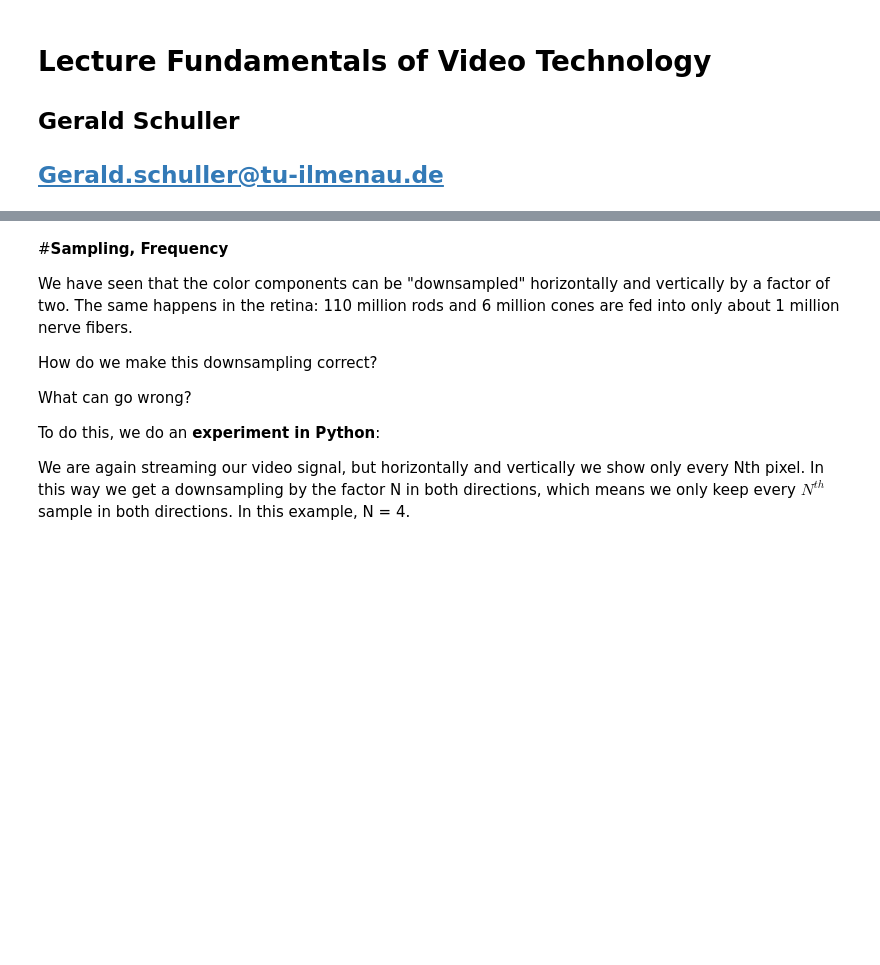
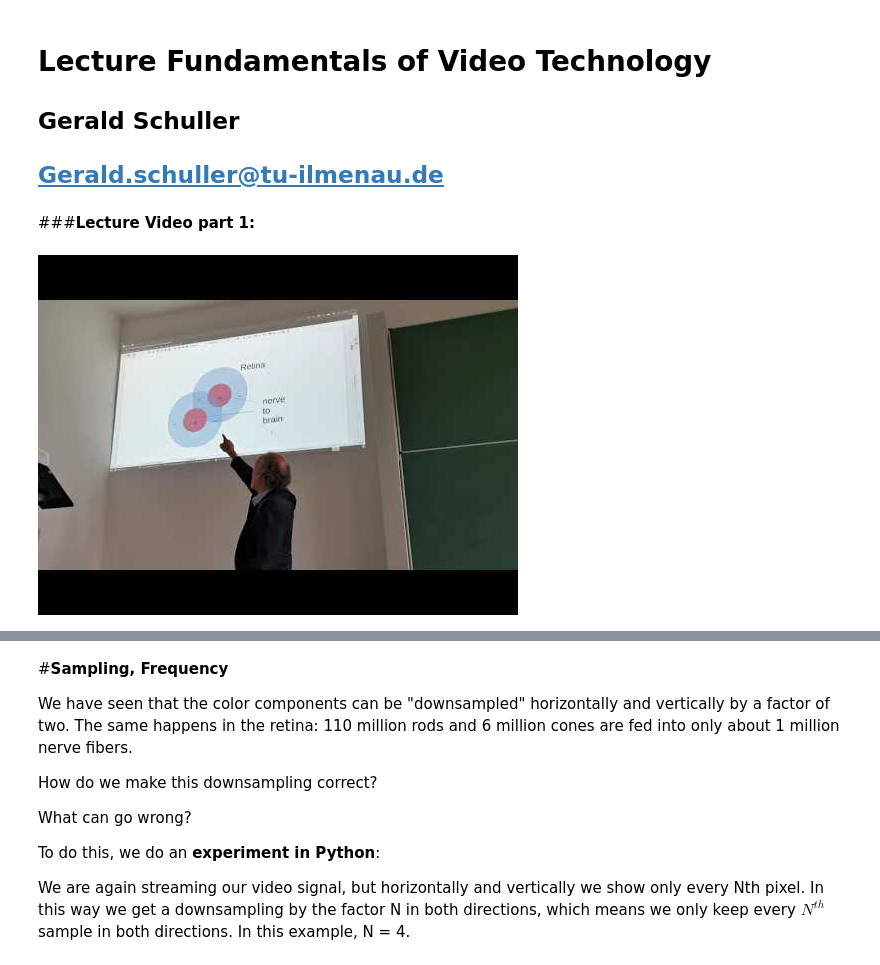
Before and after one commit to TUIlmenauAMS/GVT_Lecture_Colab, a Jupyter notebook: GVT_V4.ipynb, the cells around one changed output, grey strips where cells are left out. Drawn from its saved outputs; the diff is of its cells as text; code cells hidden in the pictures; blank space fills up the shorter version.

Commit message:
lecture video added

```diff
--- a/GVT_V4.ipynb
+++ b/GVT_V4.ipynb
@@ -6,3 +6,10 @@
 ## Gerald Schuller
 
 ## Gerald.schuller@tu-ilmenau.de
+# %% [markdown]
+###**Lecture Video part 1:**
+# %%
+from IPython.display import YouTubeVideo
+YouTubeVideo('UWvu4afhYro')
+# %% [output]
+[figure, added]
```
Also changed, not shown: parts of 12 cells of this notebook.
